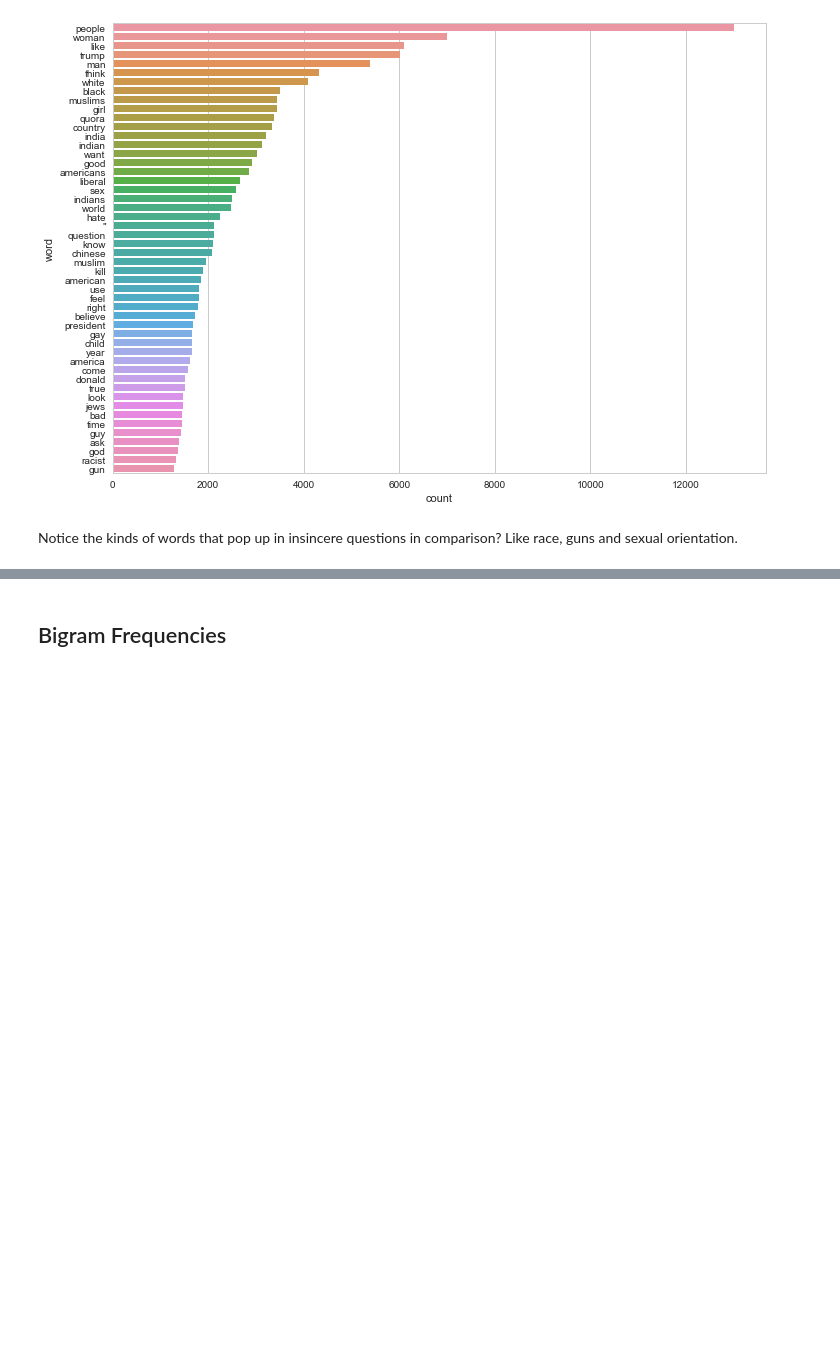
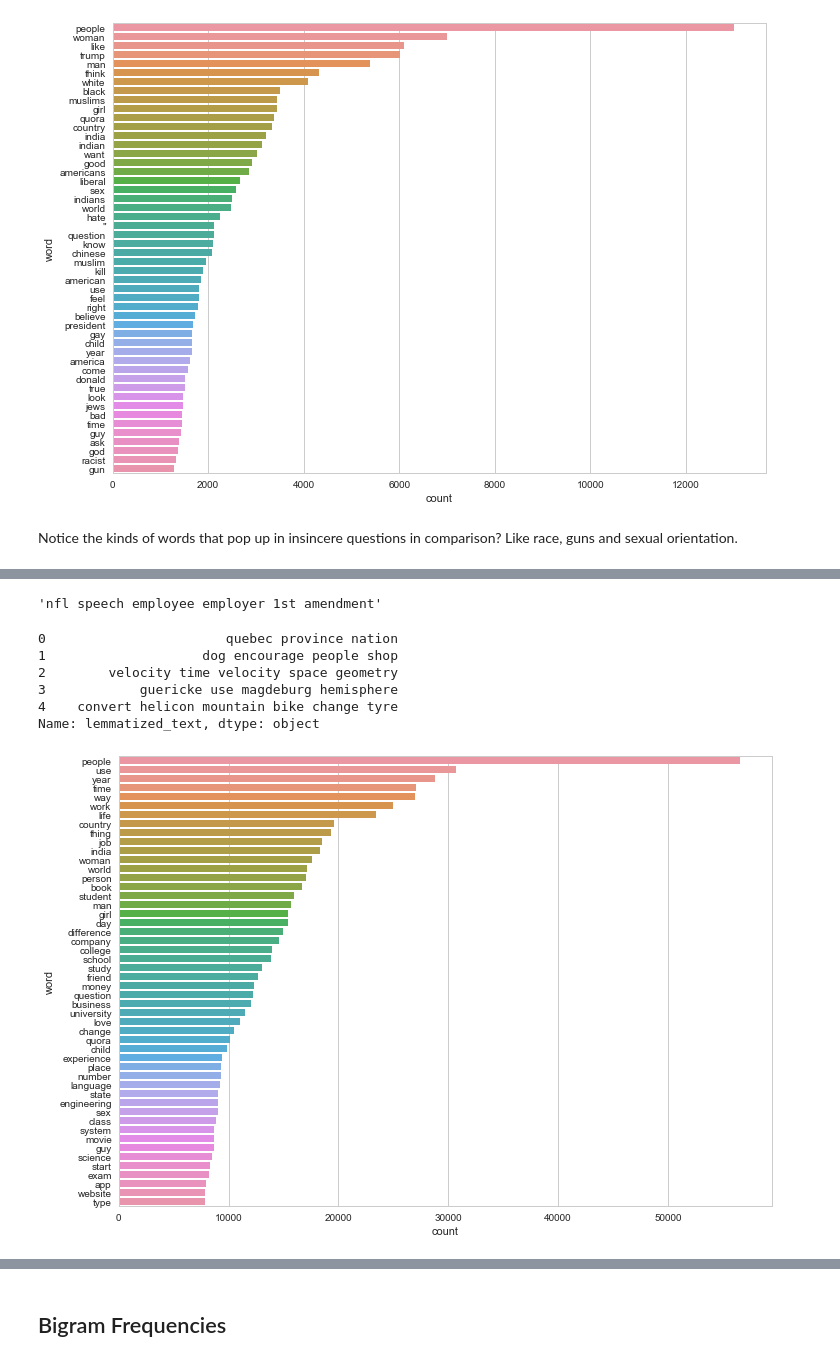
Before and after one commit to JonathanHung95/Quora-Insincere-Questions-Classification, a Jupyter notebook: Exploratory Data Analysis.ipynb, the cells around one changed output, grey strips where cells are left out. Drawn from its saved outputs; the diff is of its cells as text; code cells hidden in the pictures; blank space fills up the shorter version.

```diff
--- a/Exploratory Data Analysis.ipynb
+++ b/Exploratory Data Analysis.ipynb
@@ -154,9 +172,7 @@ def process_text(text):
         if lemma:
             if not STOP_WORDS or (STOP_WORDS and lemma not in STOP_WORDS):   # do not append lemma if it is a stop word
                 lemmatized.append(lemma)
-    text = " ".join(lemmatized)
-    text = nlp(text)  # get back our tokens
-    return text
+    return " ".join(lemmatized)
 # %%
 # example
 example = process_text(train["question_text"][1234])
@@ -246,0 +271,45 @@ Notice the kinds of words that pop up in insincere questions in comparison?  Lik
+# %%
+# function to reduce the processed text to just nouns
+def find_nouns(text):
+    text = nlp(text)
+    nouns = [token.text for token in text if token.is_stop != True and token.is_punct != True and token.pos_ == "NOUN"]
+    return " ".join(nouns)
+# %%
+# testing testing 1 2 3
+example = find_nouns(train["lemmatized_text"][1234])
+example
+# %% [output]
+'nfl speech employee employer 1st amendment'
+# %%
+# apply to the dataset
+tqdm.pandas()
+nouns_text = train["lemmatized_text"].progress_apply(find_nouns)
+# %%
+# checking
+nouns_text.head()
+# %% [output]
+0                       quebec province nation
+1                    dog encourage people shop
+2        velocity time velocity space geometry
+3            guericke use magdeburg hemisphere
+4    convert helicon mountain bike change tyre
+Name: lemmatized_text, dtype: object
+# %%
+# combine to train
+train["nouns_text"] = nouns_text
+# %%
+# overall noun frequency graph
+common_nouns = Counter(" ".join(train["nouns_text"]).split()).most_common(51)
+
+# convert to dataframe for ease of use
+common_nouns_df = pd.DataFrame(common_nouns)
+common_nouns_df.columns = ["word", "count"]
+common_nouns_df.drop(common_nouns_df.index[0], inplace = True) # drop the row with -PRON-
+
+# plot everything
+ax7 = sns.barplot(x = "count", y = "word", data = common_nouns_df)
+
+# garbage
+del common_nouns, common_nouns_df
+# %% [output]
+[figure, added]
```
Also changed, not shown: parts of 27 cells of this notebook.
